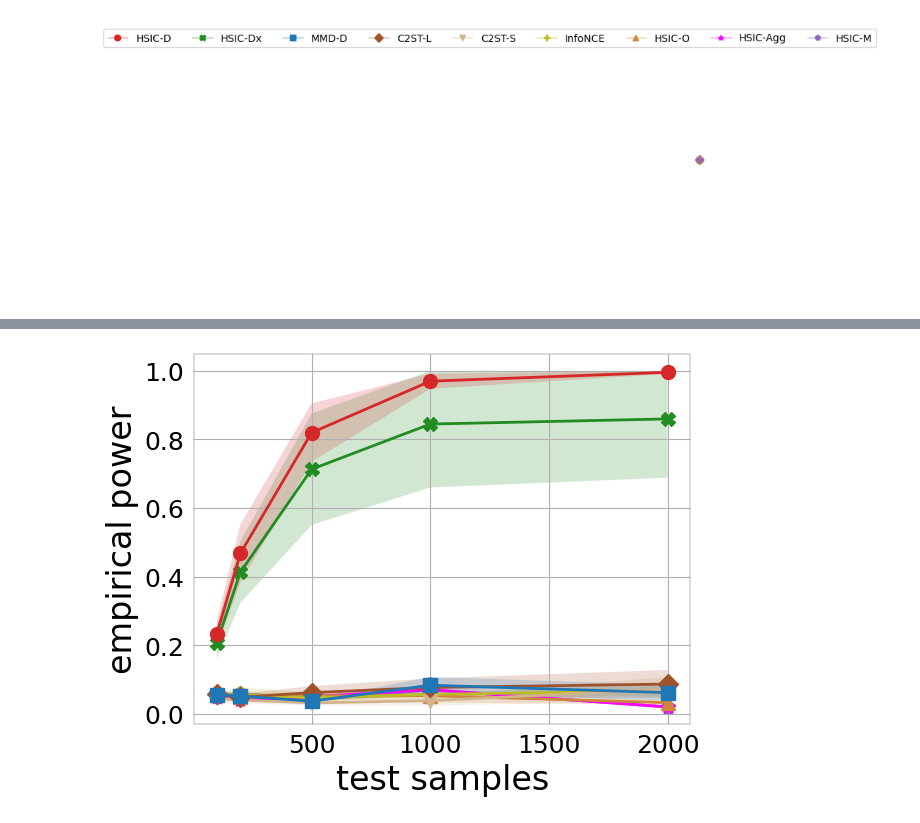
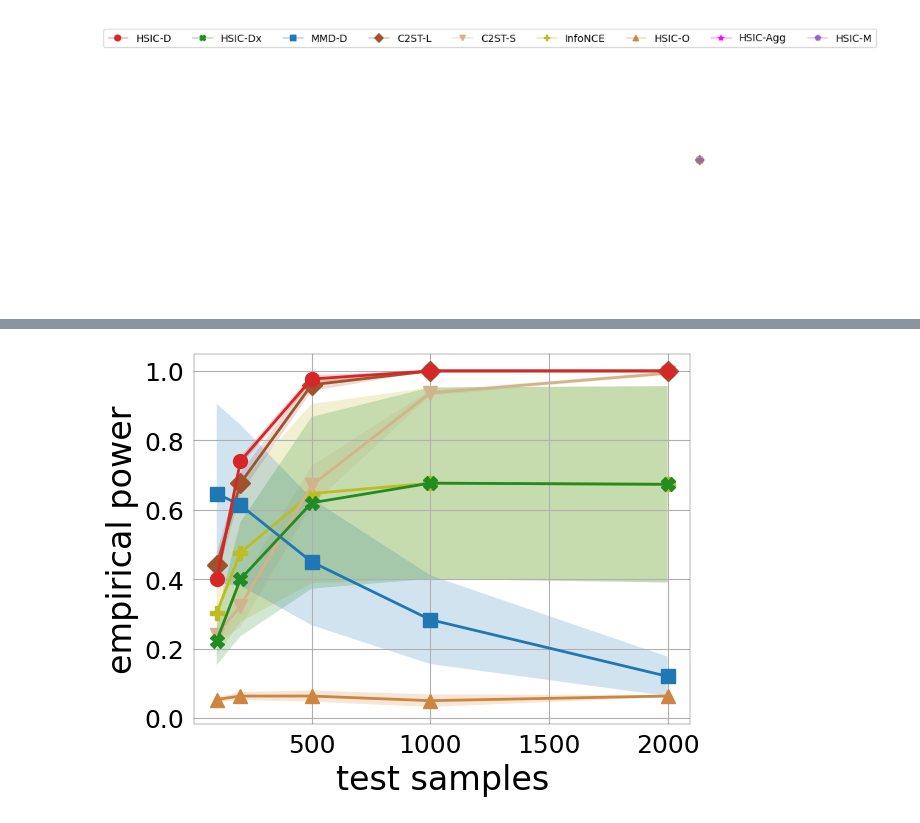
Before and after one commit to xunathan96/deephsic, a Jupyter notebook: notebook/plot_hdgm.ipynb, the cells around one changed output, grey strips where cells are left out. Saved outputs shown, nothing was run; the diff lists cells and outputs as text; code cells hidden in the pictures.

Commit message:
changed splits for hdgm

```diff
--- a/notebook/plot_hdgm.ipynb
+++ b/notebook/plot_hdgm.ipynb
@@ -69,14 +71,17 @@ def collate_samples(stats: list):                       # [(x1,y1,std1), (x2,y2,
     return x, y, y-std, y+std
 # %%
 # LOAD DATAFRAME
-EXPDIR = '../src/exp/eval-narval/hdgm/'
+EXPDIR = '../src/exp/eval/hdgm/'
+RUNS = ('13','14','15')
 
 df = dict()
 for method in ['hsic', 'c2st', 'mmd', 'infonce']:
     runs = []
     for file in glob.glob(f'{EXPDIR}/*/stats-{method}.csv'):
-        runs.append(pd.read_csv(file))
+        if Path(file).parent.name in RUNS:
+            runs.append(pd.read_csv(file))
     df[method] = pd.concat(runs, axis=0) if runs else pd.DataFrame()
+
 
 # DEFINE LEGEND
 legend = dict()
@@ -106,20 +111,20 @@ plt.axis(False)
 [figure]
 # %%
 # power vs samples for fixed dimension
-DATASET = 'HDGM-4'
+DATASET = 'HDGM-40'
 LINEWIDTH = 2
 MARKERSIZE = 10
 
 stats = dict()
-stats['hsic-d'] = samples_vs_power(df['hsic'], dataset=DATASET, kernel='[mlp.*squared]')
-stats['hsic-dx'] = samples_vs_power(df['hsic'], dataset=DATASET, kernel='[tied]')
-stats['hsic-agg'] = samples_vs_power(df['hsic'], dataset=DATASET, kernel='hsic-agg')
-stats['hsic-o'] = samples_vs_power(df['hsic'], dataset=DATASET, kernel='bandwidth-squared')
-stats['hsic-m'] = samples_vs_power(df['hsic'], dataset=DATASET, kernel='median')
-stats['mmd-d'] = samples_vs_power(df['mmd'], dataset=DATASET)
-stats['c2st-l'] = samples_vs_power(df['c2st'], dataset=DATASET, type='logit')
-stats['c2st-s'] = samples_vs_power(df['c2st'], dataset=DATASET, type='accuracy')
-stats['infonce'] = samples_vs_power(df['infonce'], dataset=DATASET)
+stats['hsic-d'] = samples_vs_power(df['hsic'], dataset=DATASET, method='hsic', model='[mlp.*squared]')
+stats['hsic-dx'] = samples_vs_power(df['hsic'], dataset=DATASET, method='hsic', model='[tied]')
+stats['hsic-agg'] = samples_vs_power(df['hsic'], dataset=DATASET, method='hsic', model='agg')
+stats['hsic-o'] = samples_vs_power(df['hsic'], dataset=DATASET, method='hsic', model='bandwidth-squared')
+stats['hsic-m'] = samples_vs_power(df['hsic'], dataset=DATASET, method='hsic', model='median')
+stats['mmd-d'] = samples_vs_power(df['mmd'], dataset=DATASET, method='mmd')
+stats['c2st-l'] = samples_vs_power(df['c2st'], dataset=DATASET, method='c2st-l')
+stats['c2st-s'] = samples_vs_power(df['c2st'], dataset=DATASET, method='c2st-s')
+stats['infonce'] = samples_vs_power(df['infonce'], dataset=DATASET, method='infonce')
 
 for method in methods:
     try:
@@ -151,4 +158,4 @@ plt.tick_params(bottom=False, labelsize=18)
-[figure, old version]
+[figure, new version]
 # %%
 # power vs dimension for fixed number of samples
 N_SAMPLES = 2000
```
Also changed, not shown: parts of 4 cells of this notebook, 37 other files.
